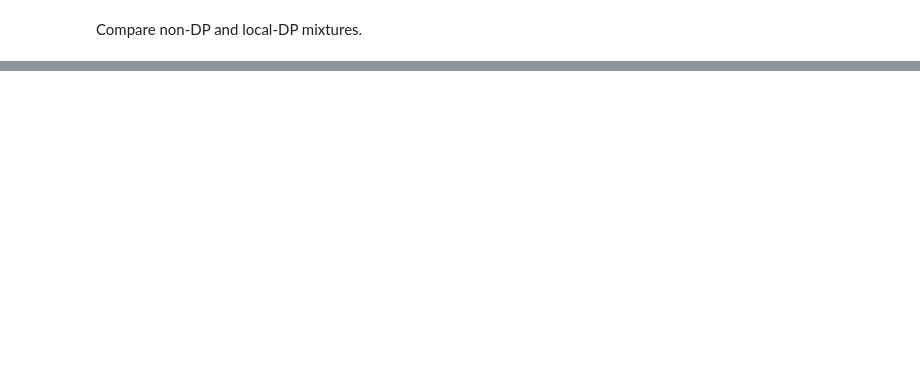
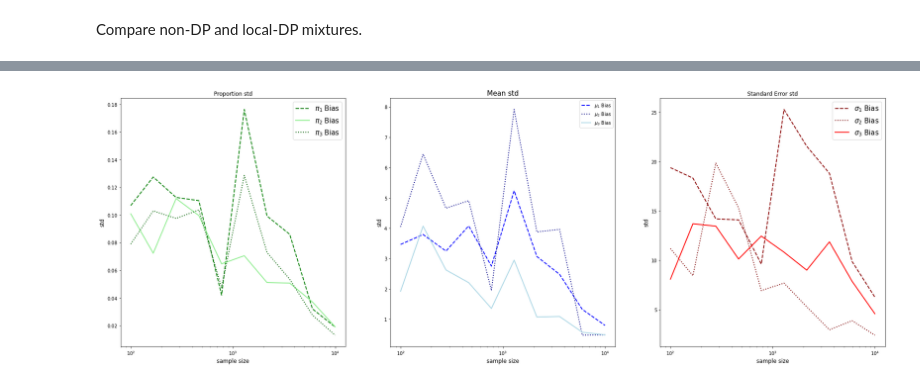
Before and after one commit to charlieh205/DP-GMM, a Jupyter notebook: Analysis.ipynb, the cells around one changed output, grey strips where cells are left out. Drawn from its saved outputs; the diff is of its cells as text; code cells hidden in the pictures; blank space fills up the shorter version.

```diff
--- a/Analysis.ipynb
+++ b/Analysis.ipynb
@@ -241,0 +263,34 @@ plt.show()
+# %%
+#Plotting the results
+fig, ax = plt.subplots(1,3,figsize = (30,10))
+
+ax[1].plot(ns, mu1_bias_std, label = '$\mu_1$ Bias', color = 'blue', linewidth = 2, linestyle = '--')
+ax[1].plot(ns, mu2_bias_std, label = '$\mu_2$ Bias', color = 'darkblue', linewidth = 2, linestyle = 'dotted')
+ax[1].plot(ns, mu3_bias_std, label = '$\mu_3$ Bias', color = 'lightblue', linewidth = 2)
+ax[1].set_ylabel('std', fontsize = 12)
+ax[1].set_xlabel('sample size', fontsize = 12)
+ax[1].set_xscale('log')
+ax[1].set_title('Mean std', fontsize = 15)
+ax[1].legend(loc = 'best')
+
+ax[0].plot(ns, pi1_bias_std, label = '$\pi_1$ Bias', color = 'green', linewidth = 2, linestyle = '--')
+ax[0].plot(ns, pi2_bias_std, label = '$\pi_2$ Bias', color = 'lightgreen', linewidth = 2)
+ax[0].plot(ns, pi3_bias_std, label = '$\pi_3$ Bias', color = 'darkgreen', linewidth = 2, linestyle = 'dotted')
+ax[0].set_ylabel('std', fontsize = 12)
+ax[0].set_xlabel('sample size', fontsize = 12)
+ax[0].set_xscale('log')
+ax[0].set_title('Proportion std')
+ax[0].legend(loc = 'best', fontsize = 15)
+
+ax[2].plot(ns, sigma1_bias_std, label = '$\sigma_1$ Bias', color = 'darkred', linewidth = 2, linestyle = '--')
+ax[2].plot(ns, sigma2_bias_std, label = '$\sigma_2$ Bias', color = 'maroon', linewidth = 2, linestyle = 'dotted')
+ax[2].plot(ns, sigma3_bias_std, label = '$\sigma_3$ Bias', color = 'red', linewidth = 2)
+ax[2].set_ylabel('std', fontsize = 12)
+ax[2].set_xlabel('sample size', fontsize = 12)
+ax[2].set_xscale('log')
+ax[2].set_title('Standard Error std')
+ax[2].legend(loc = 'best', fontsize = 15)
+
+plt.show()
+# %% [output]
+[figure, added]
```
Also changed, not shown: parts of 8 cells of this notebook, 1 other file.
